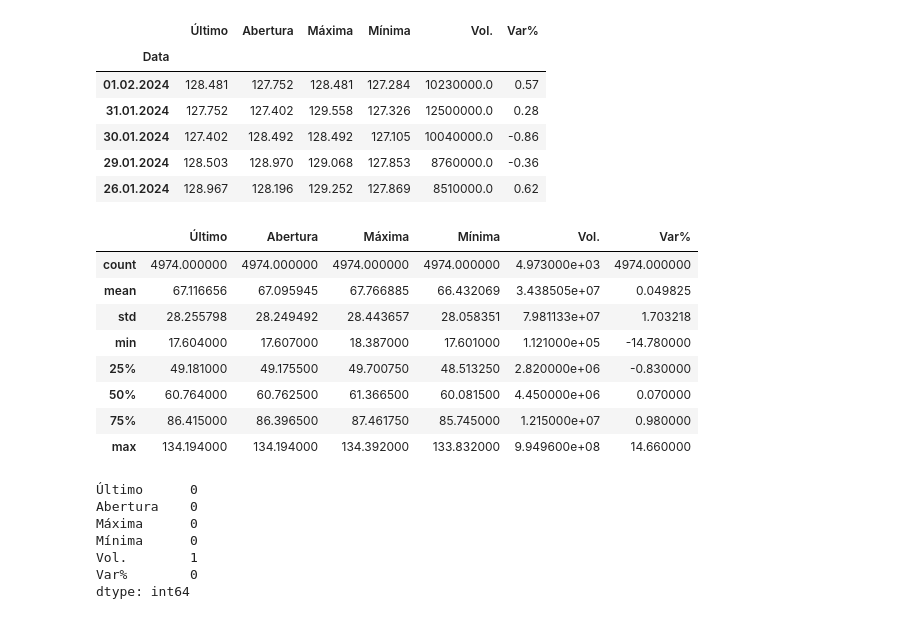
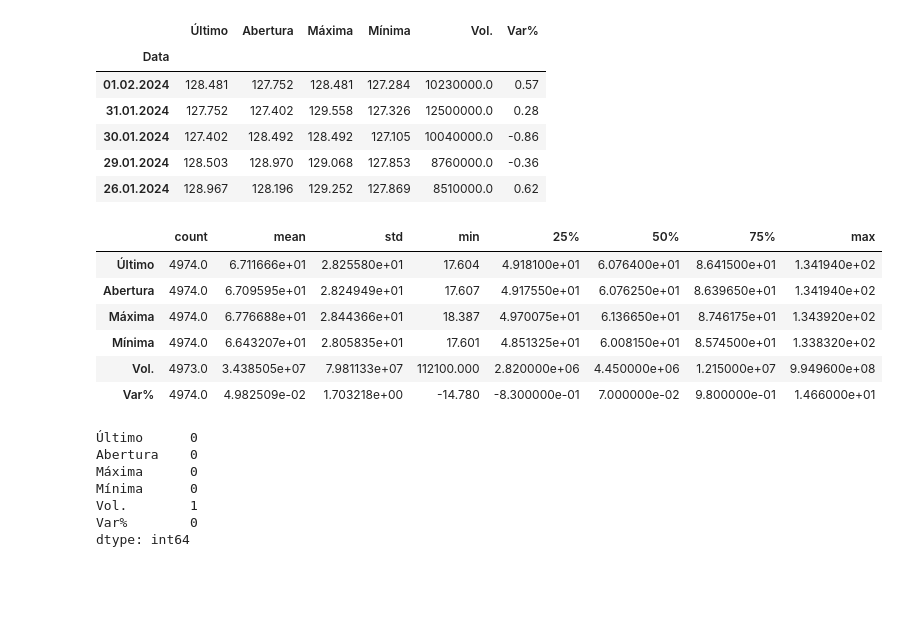
Before and after one commit to Tamireees/Tech_Challenge_Fase02, a Jupyter notebook: Tech_Challenge_Fase02.ipynb, the cells around one changed output. Saved outputs shown, nothing was run; the diff lists cells and outputs as text; code cells hidden in the pictures; blank space fills up the shorter version.

```diff
--- a/Tech_Challenge_Fase02.ipynb
+++ b/Tech_Challenge_Fase02.ipynb
@@ -128,17 +128,15 @@ dados.head()
 | 29.01.2024 | 128.503 | 128.970 | 129.068 | 127.853 | 8760000.0 | -0.36 |
 | 26.01.2024 | 128.967 | 128.196 | 129.252 | 127.869 | 8510000.0 | 0.62 |
 # %%
-dados.describe()
+dados.describe().T
 # %% [output]
-|  | Último | Abertura | Máxima | Mínima | Vol. | Var% |
-| count | 4974.000000 | 4974.000000 | 4974.000000 | 4974.000000 | 4.973000e+03 | 4974.000000 |
-| mean | 67.116656 | 67.095945 | 67.766885 | 66.432069 | 3.438505e+07 | 0.049825 |
-| std | 28.255798 | 28.249492 | 28.443657 | 28.058351 | 7.981133e+07 | 1.703218 |
-| min | 17.604000 | 17.607000 | 18.387000 | 17.601000 | 1.121000e+05 | -14.780000 |
-| 25% | 49.181000 | 49.175500 | 49.700750 | 48.513250 | 2.820000e+06 | -0.830000 |
-| 50% | 60.764000 | 60.762500 | 61.366500 | 60.081500 | 4.450000e+06 | 0.070000 |
-| 75% | 86.415000 | 86.396500 | 87.461750 | 85.745000 | 1.215000e+07 | 0.980000 |
-| max | 134.194000 | 134.194000 | 134.392000 | 133.832000 | 9.949600e+08 | 14.660000 |
+|  | count | mean | std | min | 25% | 50% | 75% | max |
+| Último | 4974.0 | 6.711666e+01 | 2.825580e+01 | 17.604 | 4.918100e+01 | 6.076400e+01 | 8.641500e+01 | 1.341940e+02 |
+| Abertura | 4974.0 | 6.709595e+01 | 2.824949e+01 | 17.607 | 4.917550e+01 | 6.076250e+01 | 8.639650e+01 | 1.341940e+02 |
+| Máxima | 4974.0 | 6.776688e+01 | 2.844366e+01 | 18.387 | 4.970075e+01 | 6.136650e+01 | 8.746175e+01 | 1.343920e+02 |
+| Mínima | 4974.0 | 6.643207e+01 | 2.805835e+01 | 17.601 | 4.851325e+01 | 6.008150e+01 | 8.574500e+01 | 1.338320e+02 |
+| Vol. | 4973.0 | 3.438505e+07 | 7.981133e+07 | 112100.000 | 2.820000e+06 | 4.450000e+06 | 1.215000e+07 | 9.949600e+08 |
+| Var% | 4974.0 | 4.982509e-02 | 1.703218e+00 | -14.780 | -8.300000e-01 | 7.000000e-02 | 9.800000e-01 | 1.466000e+01 |
 # %%
 dados.isnull().sum()
 # %% [output]
```
Also changed, not shown: parts of 58 cells of this notebook.
